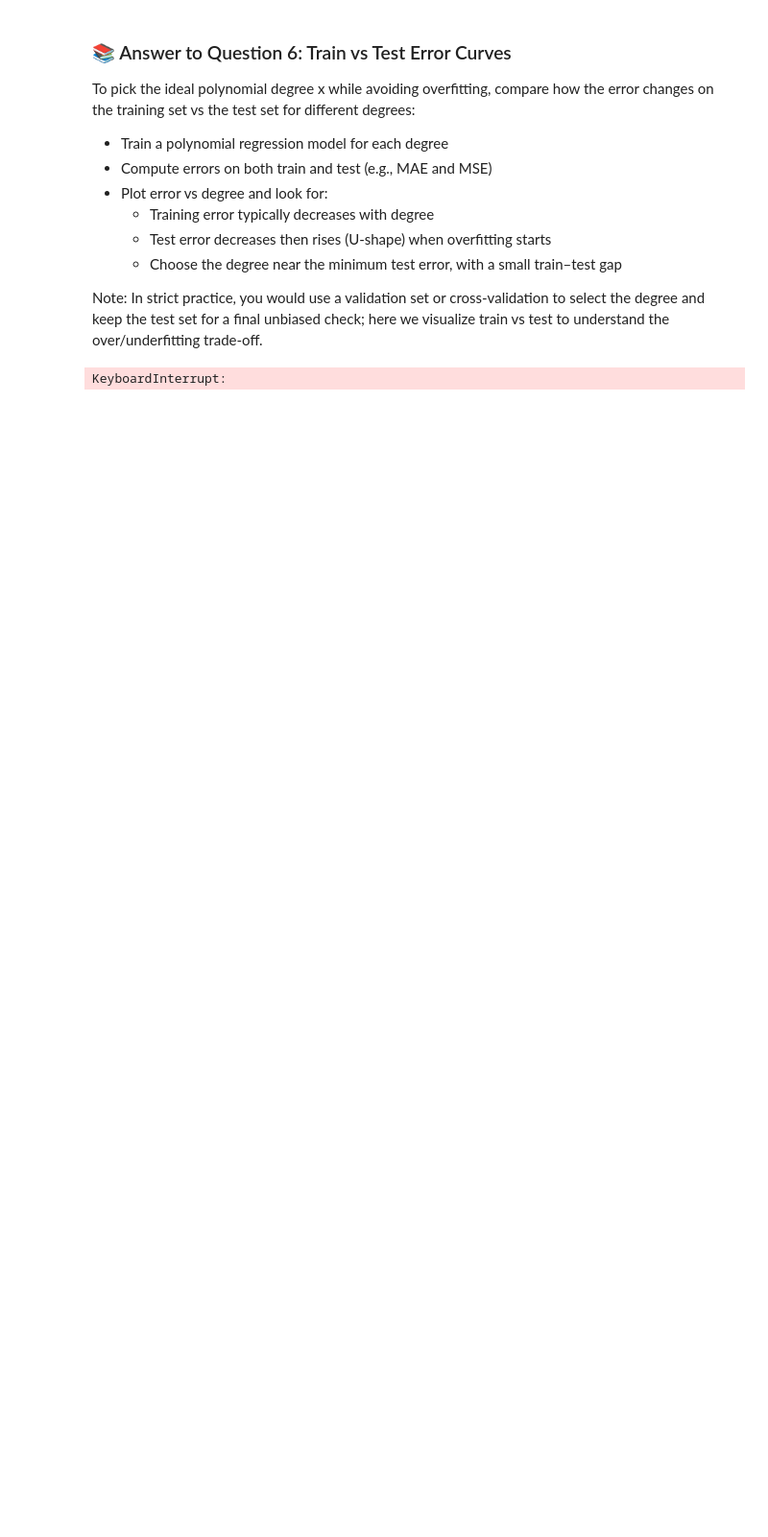
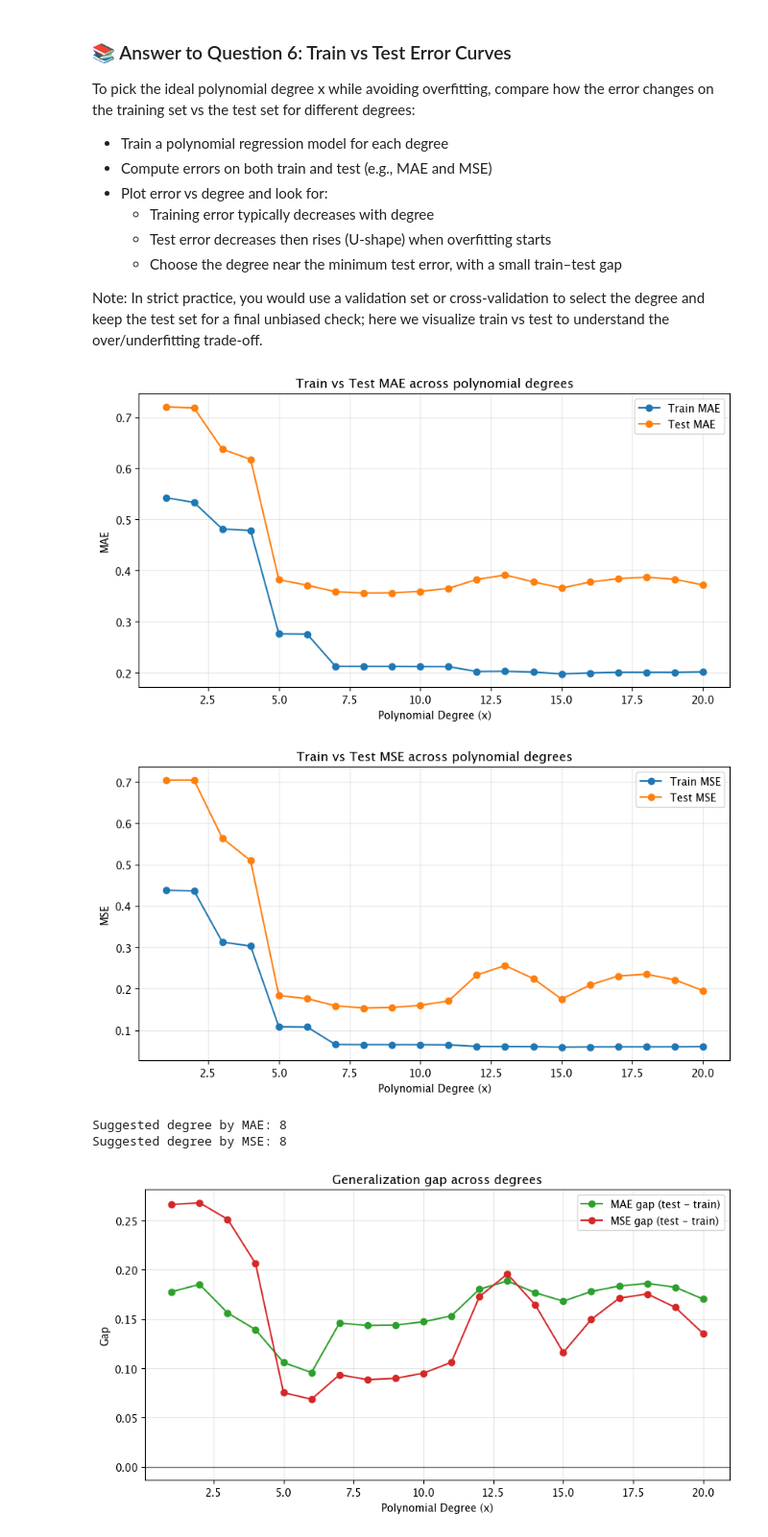
Before and after one commit to massirr/data-science-fundamentals, a Jupyter notebook: 3-Polynomial Regression/DSF 03 - Polynomial Regression Notebook.ipynb, the cells around one changed output. Shown at 96% size. Drawn from its saved outputs; the diff is of its cells as text; code cells hidden in the pictures; blank space fills up the shorter version.

```diff
--- a/3-Polynomial Regression/DSF 03 - Polynomial Regression Notebook.ipynb
+++ b/3-Polynomial Regression/DSF 03 - Polynomial Regression Notebook.ipynb
@@ -313,13 +312,13 @@ from sklearn.linear_model import LinearRegression
 from sklearn.metrics import mean_absolute_error, mean_squared_error
 
 # Degrees to evaluate
-degrees = range(1, 30)  # adjust range as needed
+degrees = range(1, 21)  # adjust range as needed
 
 train_mae, test_mae = [], []
 train_mse, test_mse = [], []
 
 for d in degrees:
-    # Create polynomial features (feature engineering step)
+    # Create polynomial features
     poly = PolynomialFeatures(degree=d)
     X_train_poly = poly.fit_transform(X_train)
     X_test_poly = poly.transform(X_test)
@@ -353,31 +352,35 @@ plt.show()
 plt.figure(figsize=(10, 5))
 plt.plot(degrees, train_mse, 'o-', label='Train MSE', color='tab:blue')
 plt.plot(degrees, test_mse, 'o-', label='Test MSE', color='tab:orange')
 plt.xlabel('Polynomial Degree (x)')
 plt.ylabel('MSE')
 plt.title('Train vs Test MSE across polynomial degrees')
 plt.legend()
 plt.grid(True, alpha=0.3)
 plt.show()
 
 # Identify suggested degrees (min test error)
 best_mae_degree = degrees[int(np.argmin(test_mae))]
 best_mse_degree = degrees[int(np.argmin(test_mse))]
 print(f"Suggested degree by MAE: {best_mae_degree}")
 print(f"Suggested degree by MSE: {best_mse_degree}")
 
 # Optional: visualize error gap (test - train)
 plt.figure(figsize=(10,5))
 mae_gap = np.array(test_mae) - np.array(train_mae)
 mse_gap = np.array(test_mse) - np.array(train_mse)
 plt.plot(degrees, mae_gap, 'o-', label='MAE gap (test - train)', color='tab:green')
 plt.plot(degrees, mse_gap, 'o-', label='MSE gap (test - train)', color='tab:red')
 plt.axhline(0, color='black', linewidth=1, alpha=0.5)
 plt.xlabel('Polynomial Degree (x)')
 plt.ylabel('Gap')
 plt.title('Generalization gap across degrees')
 plt.legend()
 plt.grid(True, alpha=0.3)
 plt.show()
 # %% [output]
+[figure, added]
+[figure, added]
-KeyboardInterrupt:
+Suggested degree by MAE: 8
+Suggested degree by MSE: 8
+[figure, added]
```
Also changed, not shown: parts of 3 cells of this notebook.
